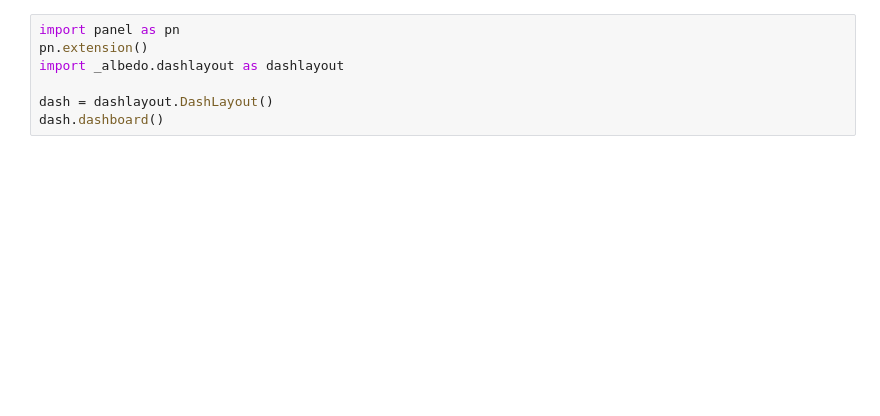
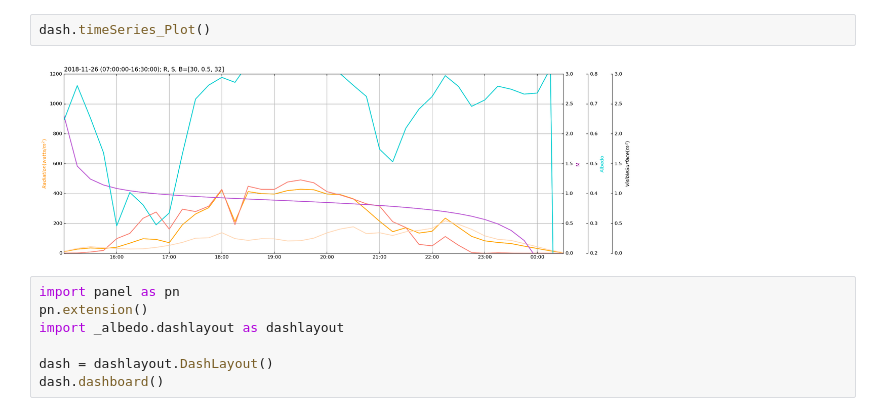
Before and after one commit to cisaacstern/albedo, a Jupyter notebook: binder.ipynb, the cells around one changed output. Cells and saved outputs as stored; diff of their text form; blank space fills up the shorter version.

```diff
--- a/binder.ipynb
+++ b/binder.ipynb
@@ -1,3 +1,7 @@
+# %%
+dash.timeSeries_Plot()
+# %% [output]
+[figure, added]
 # %%
 import panel as pn
 pn.extension()
```
Also changed, not shown: 9 other files.
